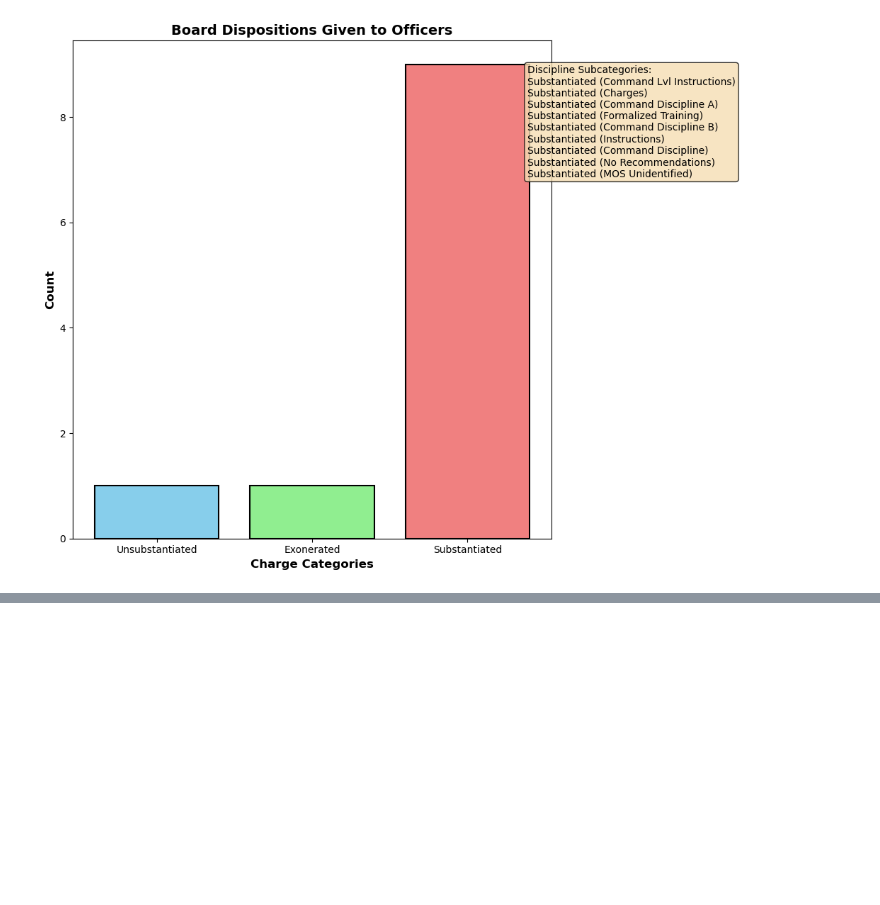
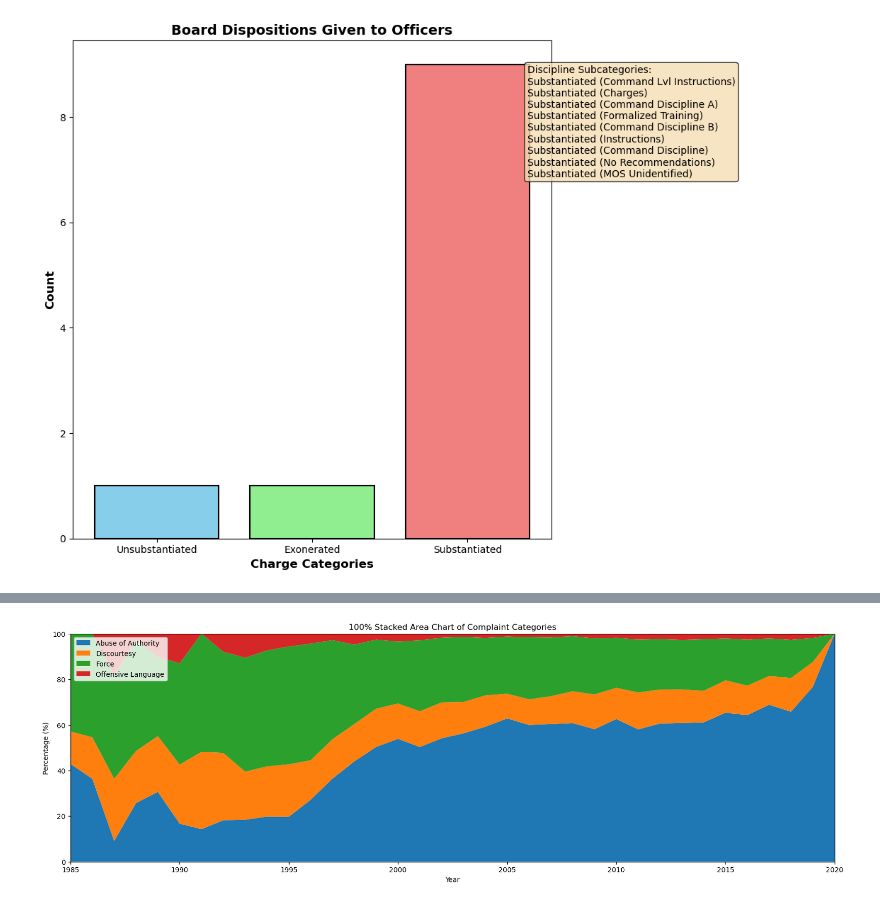
Before and after one commit to vmlau/DSC106_Project2, a Jupyter notebook: project_2.ipynb, the cells around one changed output, grey strips where cells are left out. Drawn from its saved outputs; the diff is of its cells as text; code cells hidden in the pictures; blank space fills up the shorter version.

```diff
--- a/project_2.ipynb
+++ b/project_2.ipynb
@@ -387,0 +405,3 @@ plt.show()
+# %%
+test = pd.pivot_table(data, values='unique_mos_id', index='year_received', columns='fado_type', aggfunc='count', fill_value=0)
+test#['Abuse of Authority']
@@ -387,0 +427,30 @@ plt.show()
+# %%
+#2020 should be removed due to being an outlier
+x = test.index
+y1 = test['Abuse of Authority']
+y2 = test['Discourtesy']
+y3 = test['Force']
+y4 = test['Offensive Language']
+
+# Calculate total at each point
+total_y = y1 + y2 + y3 + y4
+
+# Calculate percentages
+percent_y1 = (y1 / total_y) * 100
+percent_y2 = (y2 / total_y) * 100
+percent_y3 = (y3 / total_y) * 100
+percent_y4 = (y4 / total_y) * 100
+
+# Create the 100% stacked area chart
+plt.figure(figsize=(20,6))
+plt.stackplot(x, percent_y1, percent_y2, percent_y3, percent_y4, labels=['Abuse of Authority', 'Discourtesy', 'Force', 'Offensive Language'])
+
+# Add labels and title
+plt.xlabel('Year')
+plt.ylabel('Percentage (%)')
+plt.title('100% Stacked Area Chart of Complaint Categories')
+plt.legend(loc='upper left')
+plt.margins(0, 0) # Remove whitespace around the plot
+plt.show()
+# %% [output]
+[figure, added]
```
Also changed, not shown: parts of 15 cells of this notebook.
